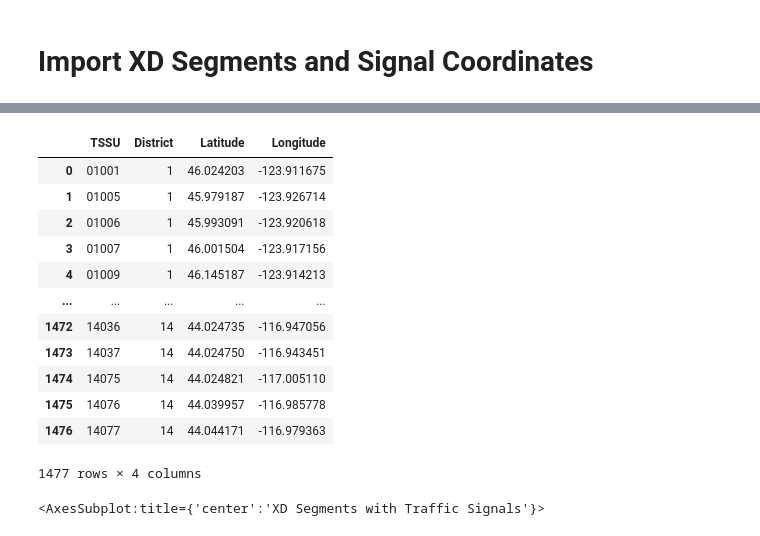
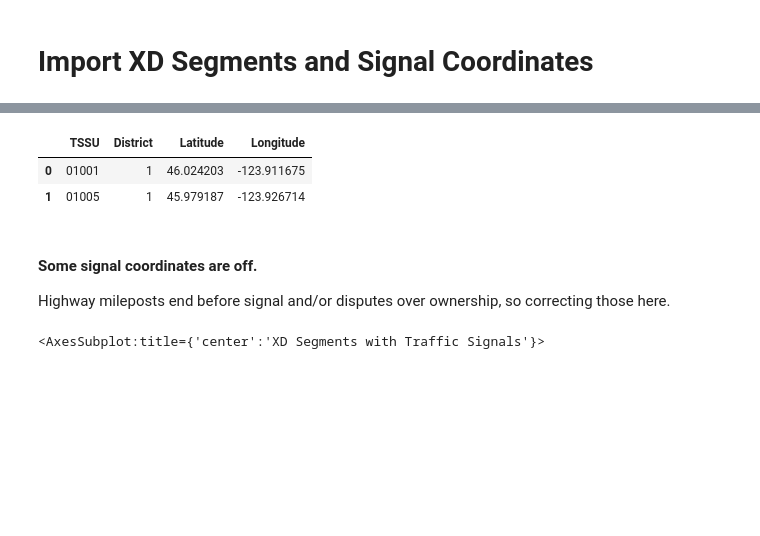
Before and after one commit to ShawnStrasser/INRIX_API, a Jupyter notebook: segments_generator.ipynb, the cells around one changed output, grey strips where cells are left out. Saved outputs shown, nothing was run; the diff lists cells and outputs as text; code cells hidden in the pictures; blank space fills up the shorter version.

```diff
--- a/segments_generator.ipynb
+++ b/segments_generator.ipynb
@@ -28,26 +50,19 @@ xd_seg = gpd.read_file(path_gjs)
 # %%
 # Import signal coordinates from Signals Assets spreadsheet. Eventually add signals from other agencies too.
 path = "//Scdata/Traffic Signals/Final Cabinet Prints/ODOT_Signals_Assets.xlsm"
 df = pd.read_excel(path, engine='openpyxl', sheet_name='SIGNALS', header=2, usecols = "A:B, E:F")
 df['Longitude'] = df['Longitude'].astype(float)
 df.rename(columns={'TSSU ID':'TSSU'}, inplace = True)
 
 #define a function to add leading 0 to TSSU
 def zero(x):
     return str(0) + str(x) if len(str(x)) == 4 else str(x)
 df['TSSU'] = df['TSSU'].apply(lambda x : zero(x))
-df
+df.head(2)
 # %% [output]
 |  | TSSU | District | Latitude | Longitude |
 | 0 | 01001 | 1 | 46.024203 | -123.911675 |
 | 1 | 01005 | 1 | 45.979187 | -123.926714 |
-| 2 | 01006 | 1 | 45.993091 | -123.920618 |
-| 3 | 01007 | 1 | 46.001504 | -123.917156 |
-| 4 | 01009 | 1 | 46.145187 | -123.914213 |
-| ... | ... | ... | ... | ... |
-| 1472 | 14036 | 14 | 44.024735 | -116.947056 |
-| 1473 | 14037 | 14 | 44.024750 | -116.943451 |
-| 1474 | 14075 | 14 | 44.024821 | -117.005110 |
-| 1475 | 14076 | 14 | 44.039957 | -116.985778 |
-| 1476 | 14077 | 14 | 44.044171 | -116.979363 |
-1477 rows × 4 columns
+# %% [markdown]
+#### Some signal coordinates are off.
+Highway mileposts end before signal and/or disputes over ownership, so correcting those here.
```
Also changed, not shown: parts of 18 cells of this notebook, 1 other file.
